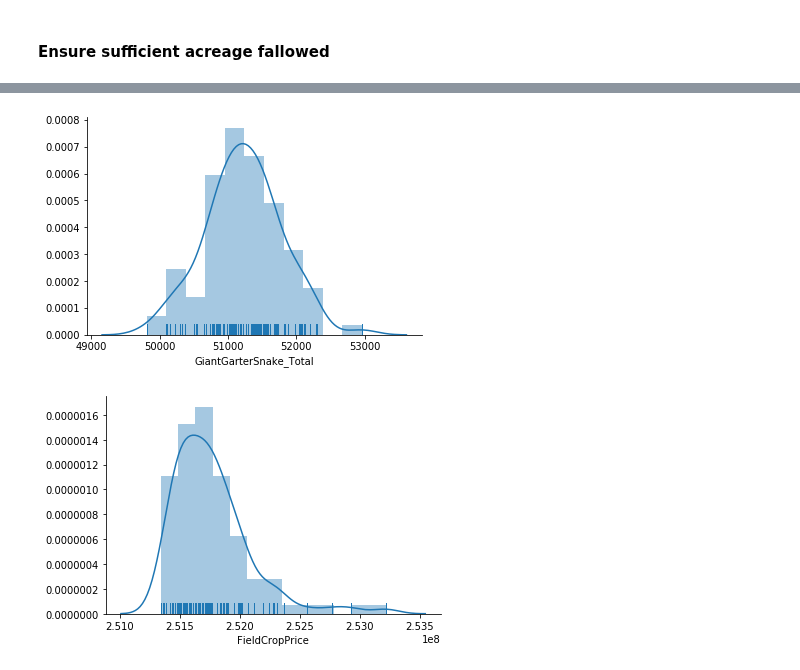
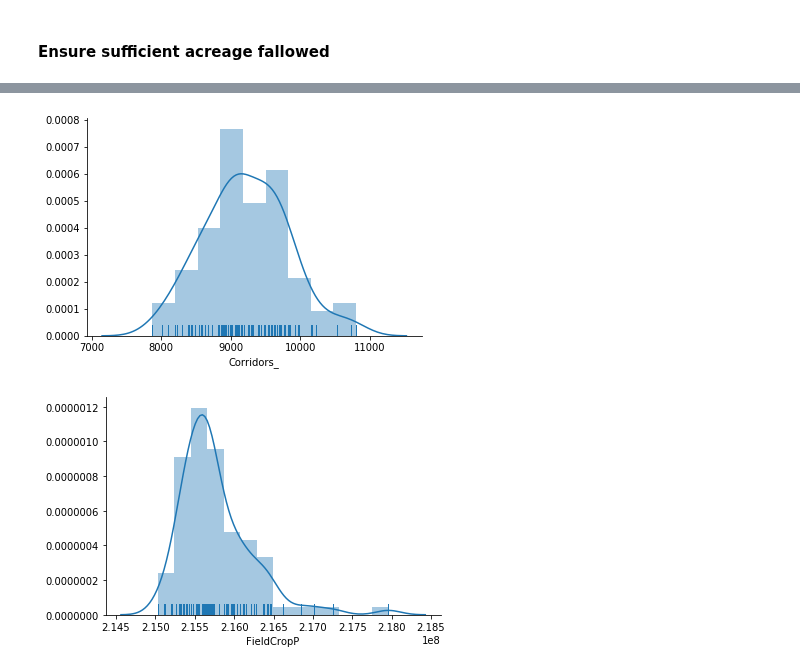
Before and after one commit to eanderson-ei/cv-mbom, a Jupyter notebook: notebooks/020-business-as-usual.ipynb, the cells around one changed output, grey strips where cells are left out. Drawn from its saved outputs; the diff is of its cells as text; code cells hidden in the pictures.

```diff
--- a/notebooks/020-business-as-usual.ipynb
+++ b/notebooks/020-business-as-usual.ipynb
@@ -12,5 +20,2 @@ from collections import OrderedDict
 import matplotlib.pyplot as plt
 import seaborn as sns
-# %%
-# User-specified inputs
-region_code = 'KR'
@@ -19,3 +22,3 @@ region_code = 'KR'
 # %%
 # Input from 010-data-prep
-df = pd.read_csv('../outputs/df_' + region_code +'.csv')
+fields = gd.read_file('../outputs/fields_shape.shp')
@@ -50,10 +46,8 @@ Index(['FID', 'Area', 'Crop', 'FieldCropPrice', 'SavedWater', 'Recharge',
       dtype='object')
 # %%
-#Get list of columns to track for each repetition
-outcome_cols = ['Area', 'FieldCropPrice', 'SavedWater_Norm', 'Recharge_Norm', 'Kitfox_Total',
-                'TiptonKRat_Total', 'GiantGarterSnake_Total', 'TNC_Total', 'HabCorridors_Total',
-                'ConservationAreas_Total', 'ImpBirdAreas_Total', 'Nitrate_Total', 'ModSAGBI_Total',
-                'Prox2Wetlands_Total', 'Depth2GroundWater_Norm_Total']
+#Specify list of columns to track for each repetition
+outcome_cols = ['Acres', 'FieldCropP', 'SavedWat_1', 'TNC_Total', 'Krat_Total',
+                'Kitfox_Tot', 'Corridors_', 'CPAD_Total']
 # %%
 # specify region, list of crop types, and list of ecosystem service outcomes to track
 # set up dataframe to store outcomes of each trial
@@ -69,6 +63,7 @@ outcome_cols = ['Area', 'FieldCropPrice', 'SavedWater_Norm', 'Recharge_Norm', 'K
 
 crop_types = targets.columns
 trials = pd.DataFrame(columns=outcome_cols)
+df = fields[fields['PPIC_Regio']==region_code]
 
 for i in range(100):
     df_fallow = pd.DataFrame(columns=df.columns)
@@ -76,9 +71,9 @@ for i in range(100):
         df_crop = df[df['Crop_PPIC'] == crop]
         target = targets.loc[region_code, crop]
         df_crop_shuffle = df_crop.sample(n=df_crop.shape[0])
-        df_crop_shuffle.sort_values('PricePerAcre', inplace=True)
+        df_crop_shuffle.sort_values('AdjustedPr', inplace=True)
         # Identify fields up to target
-        df_fallow_bool = df_crop_shuffle['Area'].cumsum() < target
+        df_fallow_bool = df_crop_shuffle['Acres'].cumsum() < target
         # Get one additional field by updating value from False to True where
         # first instance of False is located
         if not df_fallow_bool[df_fallow_bool!=True].empty:
@@ -87,7 +82,7 @@ for i in range(100):
         df_crop_fallow = df_crop_shuffle[df_fallow_bool]
         df_fallow = df_fallow.append(df_crop_fallow, ignore_index=True)
     outcomes = pd.DataFrame(df_fallow[outcome_cols].sum()).T
-    areas = df_fallow[['Area','Crop_PPIC']].groupby('Crop_PPIC').sum().T
+    areas = df_fallow[['Acres','Crop_PPIC']].groupby('Crop_PPIC').sum().T
     areas.reset_index(drop=True, inplace=True)
     output = pd.concat([outcomes, areas], axis=1, sort=False)
     trials = trials.append(output, ignore_index=True, sort=False)
@@ -135,10 +139,10 @@ The 'normed' kwarg was deprecated in Matplotlib 2.1 and will be removed in 3.1.
 # %%
-sns.distplot(trials['GiantGarterSnake_Total'], rug=True)
+sns.distplot(trials['Corridors_'], rug=True)
 sns.despine()
 # %% [output]
-[figure, old version]
+[figure, new version]
 # %%
-sns.distplot(trials['FieldCropPrice'], rug=True)
+sns.distplot(trials['FieldCropP'], rug=True)
 sns.despine()
 # %% [output]
-[figure, old version]
+[figure, new version]
```
Also changed, not shown: parts of 10 cells of this notebook, 16 other files.
